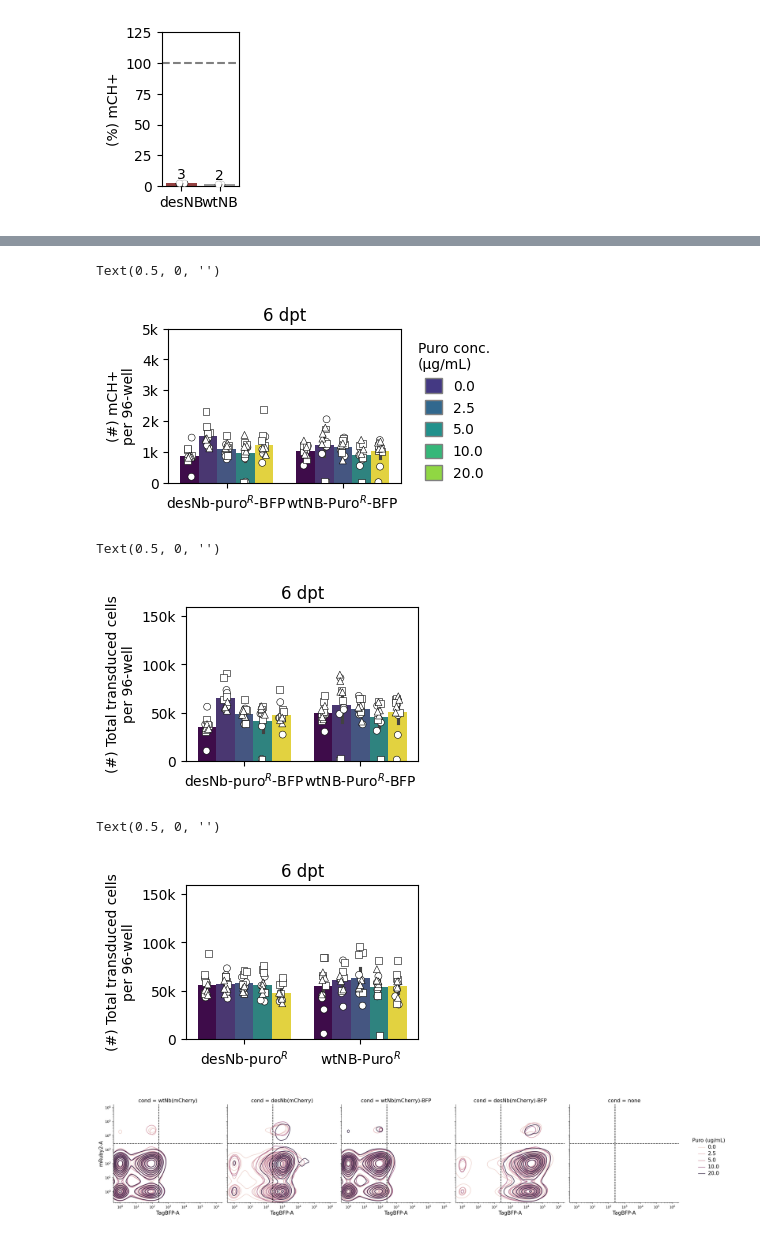
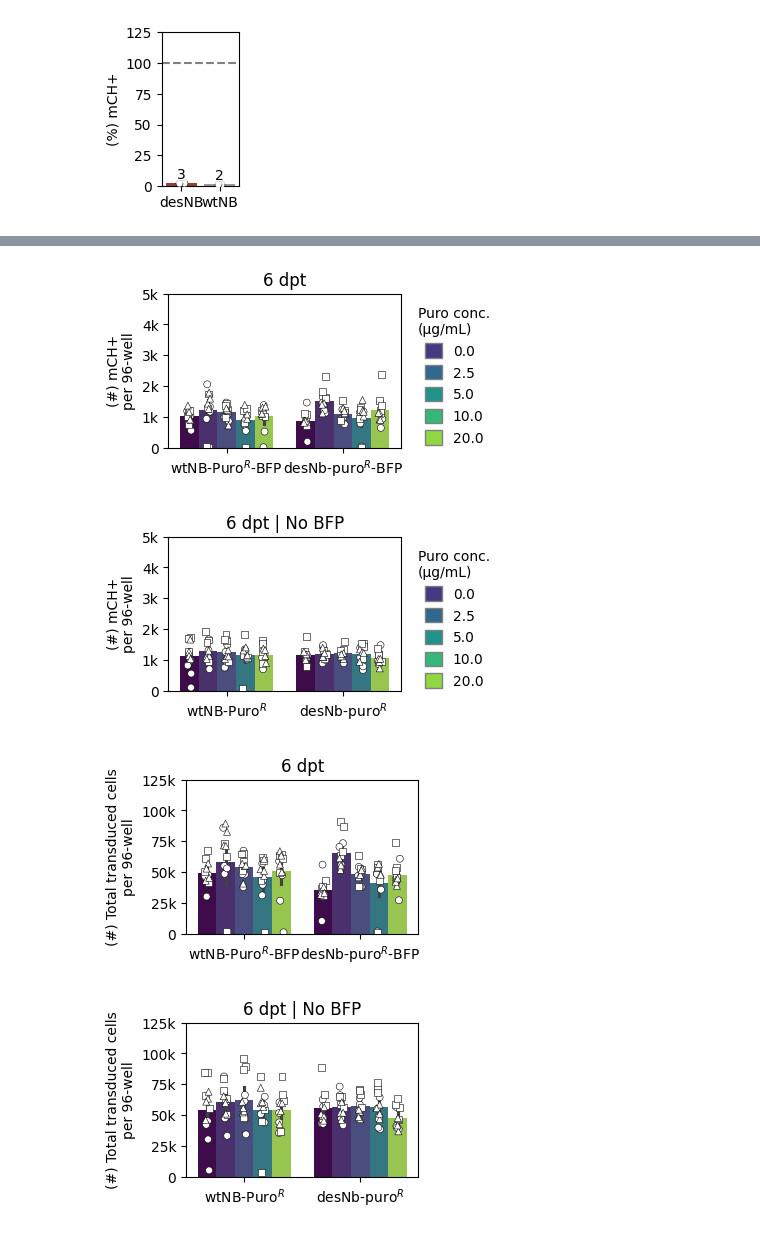
Before and after one commit to GallowayLabMIT/dasit_manuscript, a Jupyter notebook: Figure_XX_mCherry/Figure_XX_mCherry.ipynb, the cells around one changed output, grey strips where cells are left out. Saved outputs shown, nothing was run; the diff lists cells and outputs as text; code cells hidden in the pictures.

```diff
--- a/Figure_XX_mCherry/Figure_XX_mCherry.ipynb
+++ b/Figure_XX_mCherry/Figure_XX_mCherry.ipynb
@@ -212,7 +224,7 @@ y = 'percent'
 marker_list = ['o', 's', '^', 'D', 'P', 'X']
 
 antibiotic_map = {'desNb(mCherry)-BFP':'puro', 'wtNb(mCherry)-BFP':'puro','desNb(mCherry)':'puro','wtNb(mCherry)':'puro'}
-
+palette = viridis_no_yellow
 
 for cond in data.cond.unique():
 
@@ -230,7 +242,7 @@ for cond in data.cond.unique():
     sns.barplot(
         ax=ax, data=curr_df,
         x=x, y=y, ci=None, hue=hue,
-        palette="viridis", alpha=1)
+        palette=palette, alpha=1)
 
     # Plot tech reps
     for (j, biorep) in enumerate(curr_df.biorep.unique()):
@@ -421,7 +547,7 @@ x = 'cond'
 y = 'count'
 marker_list = ['o', 's', '^', 'D', 'P', 'X']
 
-order = ['desNb(mCherry)-BFP','wtNb(mCherry)-BFP']
+order = ['wtNb(mCherry)-BFP','desNb(mCherry)-BFP']
 
 antibiotic_map = {'desNb(mCherry)-BFP':'puro', 'wtNb(mCherry)-BFP':'puro','desNb(mCherry)':'puro','wtNb(mCherry)':'puro'}
 
@@ -444,7 +570,7 @@ sns.barplot(
     ax=ax, data=df_curr,
     x=x, y=y, hue=hue,
     order=order,
-    palette="viridis", alpha=1)
+    palette=palette, alpha=1)
 
 
 # Plot tech reps
@@ -490,18 +616,17 @@ ax.legend(
 ax.set_title(f'6 dpt')
 ax.set_xlabel('')
 
-# plottitle = 'Figure_S1B_eGFP_count.svg'
-# plt.savefig(rd.outfile(output_path_supplement/plottitle),bbox_inches='tight')
+plottitle = 'Figure_BFP_mCH_count.svg'
+plt.savefig(rd.outfile(output_path/plottitle),bbox_inches='tight')
 # %% [output]
-Text(0.5, 0, '')
-[figure, old version]
+[figure, new version]
 # %%
 # General plotting params
 x = 'cond'
 y = 'count'
 marker_list = ['o', 's', '^', 'D', 'P', 'X']
 
-order = ['desNb(mCherry)','wtNb(mCherry)']
+order = ['wtNb(mCherry)','desNb(mCherry)']
 
 antibiotic_map = {'desNb(mCherry)-BFP':'puro', 'wtNb(mCherry)-BFP':'puro','desNb(mCherry)':'puro','wtNb(mCherry)':'puro'}
 
@@ -524,7 +649,7 @@ sns.barplot(
     ax=ax, data=df_curr,
     x=x, y=y, hue=hue,
     order=order,
-    palette="viridis", alpha=1)
+    palette=palette, alpha=1)
 
 
 # Plot tech reps
@@ -570,15 +695,17 @@ ax.legend(
 ax.set_title(f'6 dpt | No BFP')
 ax.set_xlabel('')
 
-# plottitle = 'Figure_S1B_eGFP_count.svg'
-# plt.savefig(rd.outfile(output_path_supplement/plottitle),bbox_inches='tight')
+plottitle = 'Figure_noBFP_mCH_count.svg'
+plt.savefig(rd.outfile(output_path/plottitle),bbox_inches='tight')
+# %% [output]
+[figure, added]
 # %%
 # General plotting params
 x = 'cond'
 y = 'count'
 marker_list = ['o', 's', '^', 'D', 'P', 'X']
 
-order = ['desNb(mCherry)-BFP','wtNb(mCherry)-BFP']
+order = ['wtNb(mCherry)-BFP','desNb(mCherry)-BFP']
 
 antibiotic_map = {'desNb(mCherry)-BFP':'puro', 'wtNb(mCherry)-BFP':'puro','desNb(mCherry)':'puro','wtNb(mCherry)':'puro'}
 
@@ -601,7 +728,7 @@ sns.barplot(
     ax=ax, data=df_curr,
     x=x, y=y,hue=hue,
     order=order,
-    palette="viridis", alpha=1)
+    palette=palette, alpha=1)
 
 
 # Plot tech reps
@@ -619,7 +746,7 @@ for (j, rep) in enumerate(df_curr.biorep.unique()):
 ax.yaxis.set_label_text('(#) Total transduced cells\nper 96-well')
 ax.yaxis.set_major_formatter(matplotlib.ticker.FuncFormatter(lambda x, _: f'{x:.0f}' if abs(x) < 1000 else f'{x/1000:.0f}k'))
 ax.set_xticklabels([label_map[l] for l in order])
-ax.set_ylim((0, 160e3))
+ax.set_ylim((0, 125e3))
 
 # Create colors matching the barplot
 colors = sns.color_palette("viridis", n_colors=len(hue_order))
@@ -647,18 +774,18 @@ if ax.get_legend() is not None:
 ax.set_title(f'6 dpt')
 ax.set_xlabel('')
 
-# plottitle = 'Figure_S1B_total_count.svg'
-# plt.savefig(rd.outfile(output_path_supplement/plottitle),bbox_inches='tight')
+plottitle = 'Figure_BFP_total_count.svg'
+plt.savefig(rd.outfile(output_path/plottitle),bbox_inches='tight')
 # %% [output]
-Text(0.5, 0, '')
-[figure, old version]
+[figure, new version]
 # %%
 # General plotting params
 x = 'cond'
 y = 'count'
 marker_list = ['o', 's', '^', 'D', 'P', 'X']
+palette = viridis_no_yellow
 
-order = ['desNb(mCherry)','wtNb(mCherry)']
+order = ['wtNb(mCherry)','desNb(mCherry)']
 
 antibiotic_map = {'desNb(mCherry)-BFP':'puro', 'wtNb(mCherry)-BFP':'puro','desNb(mCherry)':'puro','wtNb(mCherry)':'puro'}
 
@@ -681,7 +808,7 @@ sns.barplot(
     ax=ax, data=df_curr,
     x=x, y=y,hue=hue,
     order=order,
-    palette="viridis", alpha=1)
+    palette=palette, alpha=1)
 
 
 # Plot tech reps
@@ -699,60 +826,35 @@ for (j, rep) in enumerate(df_curr.biorep.unique()):
 ax.yaxis.set_label_text('(#) Total transduced cells\nper 96-well')
 ax.yaxis.set_major_formatter(matplotlib.ticker.FuncFormatter(lambda x, _: f'{x:.0f}' if abs(x) < 1000 else f'{x/1000:.0f}k'))
 ax.set_xticklabels([label_map[l] for l in order])
-ax.set_ylim((0, 160e3))
+ax.set_ylim((0, 125e3))
 
 # Create colors matching the barplot
 colors = sns.color_palette("viridis", n_colors=len(hue_order))
 
 legend_handles = [
     Patch(facecolor=color, edgecolor='grey', label=str(puro))
     for color, puro in zip(colors, hue_order)
 ]
 
 # Remove existing legend
 if ax.get_legend() is not None:
     ax.get_legend().remove()
 
 # ax.legend(
 #     handles=legend_handles,
 #     title='Puro conc.\n(µg/mL)',
 #     loc='upper left',
 #     bbox_to_anchor=(1.02, 1),
 #     frameon=False,
 #     handlelength=1.2,
 #     handleheight=1.2
 # )
 
 # Title
-ax.set_title(f'6 dpt')
+ax.set_title(f'6 dpt | No BFP')
 ax.set_xlabel('')
 
-# plottitle = 'Figure_S1B_total_count.svg'
-# plt.savefig(rd.outfile(output_path_supplement/plottitle),bbox_inches='tight')
+plottitle = 'Figure_noBFP_total_count.svg'
+plt.savefig(rd.outfile(output_path/plottitle),bbox_inches='tight')
 # %% [output]
-Text(0.5, 0, '')
-[figure, old version]
+[figure, new version]
-# %%
-cond_order = ['wtNb(mCherry)', 'desNb(mCherry)', 'wtNb(mCherry)-BFP', 'desNb(mCherry)-BFP', 'none']
-small_data_all['cond'] = pd.Categorical(
-    small_data_all['cond'],
-    categories=cond_order,
-    ordered=True
-)
-
-g = sns.displot(data = small_data_all, x = 'TagBFP-A', y = 'mRuby2-A', hue = 'puro',col = 'cond', log_scale=True, common_norm=False, kind='kde', facet_kws=dict(margin_titles=True))
-ax_vlines = [ax.axvline(bfp_threshold_hard, color='black', linestyle='--') for ax in g.axes.flatten()]
-ax_hlines = [ax.axhline(mruby_threshold, color='black', linestyle='--') for ax in g.axes.flatten()]
-ax_xfontsizes = [ax.set_xlabel(ax.get_xlabel(), fontsize=15) for ax in g.axes.flatten()]
-ax_yfontsizes = [ax.set_ylabel(ax.get_ylabel(), fontsize=15) for ax in g.axes.flatten()]
-ax_titles = [ax.set_title(ax.get_title(), fontsize=15) for ax in g.axes.flatten()]
-ax_row_titles = [ax.set_title(ax.get_title(), fontsize=15) for ax in g.axes[:,0]]
-
-# Change the legend title
-g.legend.set_title("Puro (ug/mL)")
-
-# Change font sizes
-plt.setp(g.legend.get_texts(), fontsize=15)
-g.legend.get_title().set_fontsize(15)
-# %% [output]
-[figure, removed]
```
Also changed, not shown: parts of 11 cells of this notebook, 7 other files.
